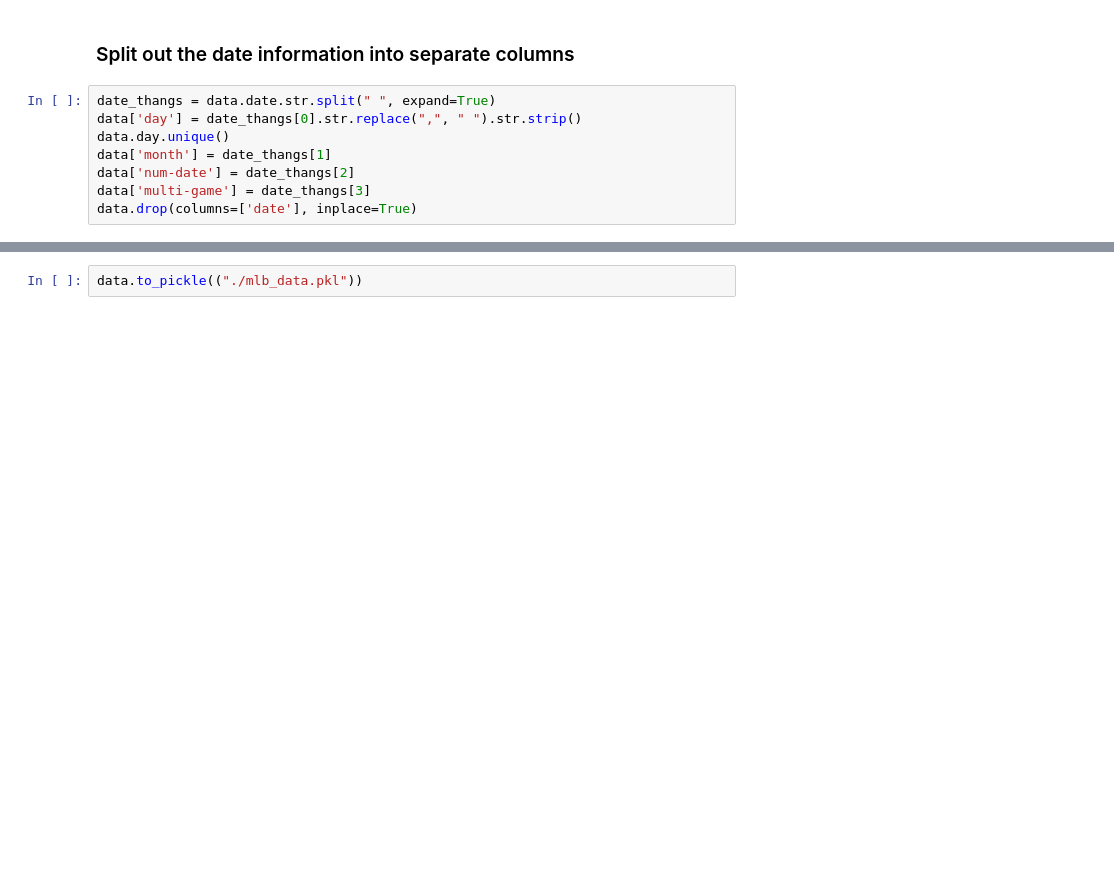
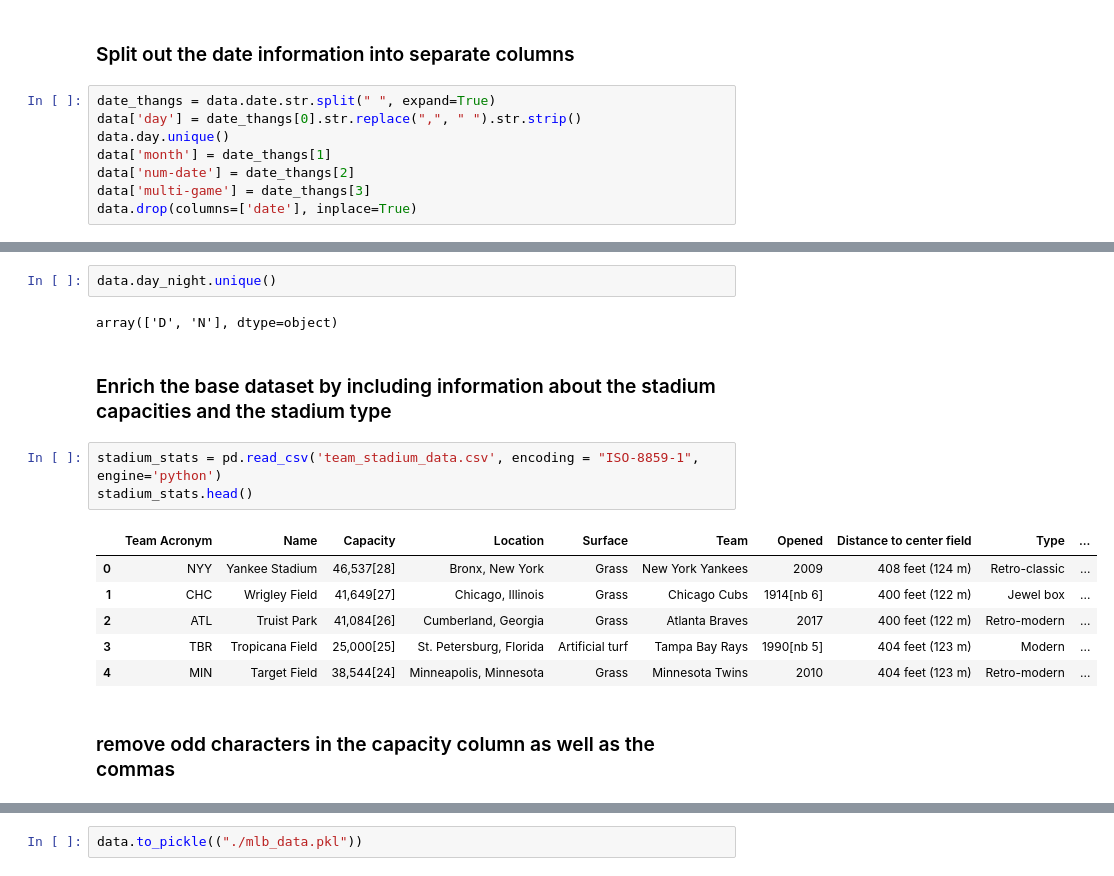
Before and after one commit to mrpalazz/mlb_attendance_prediction, a Jupyter notebook: 02.01-data_wrangling.ipynb, the cells around one changed output, grey strips where cells are left out. Drawn from its saved outputs; the diff is of its cells as text; blank space fills up the shorter version.

```diff
--- a/02.01-data_wrangling.ipynb
+++ b/02.01-data_wrangling.ipynb
@@ -117,0 +187,18 @@ data.drop(columns=['date'], inplace=True)
+# %%
+data.day_night.unique()
+# %% [output]
+array(['D', 'N'], dtype=object)
+# %% [markdown]
+### Enrich the base dataset by including information about the stadium capacities and the stadium type
+# %%
+stadium_stats = pd.read_csv('team_stadium_data.csv', encoding = "ISO-8859-1", engine='python')
+stadium_stats.head()
+# %% [output]
+|  | Team Acronym | Name | Capacity | Location | Surface | Team | Opened | Distance to center field | Type | ... |
+| 0 | NYY | Yankee Stadium | 46,537[28] | Bronx, New York | Grass | New York Yankees | 2009 | 408 feet (124 m) | Retro-classic | ... |
+| 1 | CHC | Wrigley Field | 41,649[27] | Chicago, Illinois | Grass | Chicago Cubs | 1914[nb 6] | 400 feet (122 m) | Jewel box | ... |
+| 2 | ATL | Truist Park | 41,084[26] | Cumberland, Georgia | Grass | Atlanta Braves | 2017 | 400 feet (122 m) | Retro-modern | ... |
+| 3 | TBR | Tropicana Field | 25,000[25] | St. Petersburg, Florida | Artificial turf | Tampa Bay Rays | 1990[nb 5] | 404 feet (123 m) | Modern | ... |
+| 4 | MIN | Target Field | 38,544[24] | Minneapolis, Minnesota | Grass | Minnesota Twins | 2010 | 404 feet (123 m) | Retro-modern | ... |
+# %% [markdown]
+### remove odd characters in the capacity column as well as the commas
```
Also changed, not shown: parts of 8 cells of this notebook, 3 other files.
